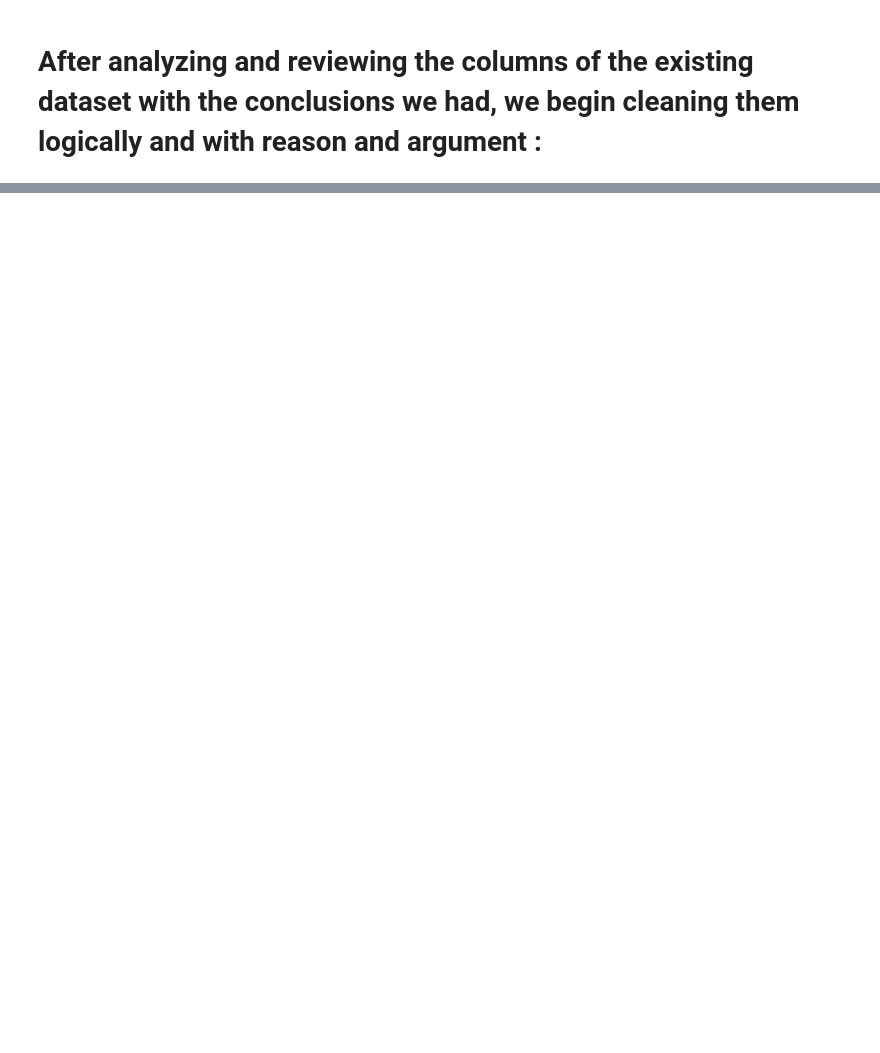
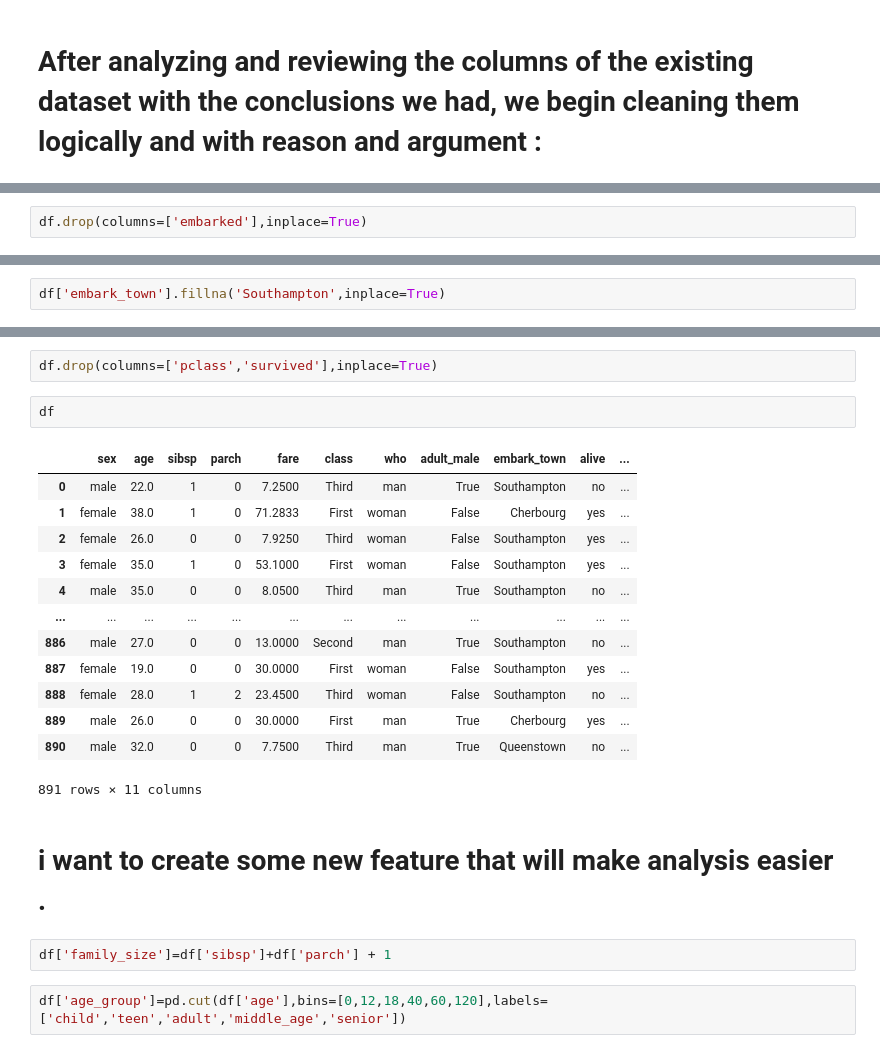
Before and after one commit to nawarfathi/titanic-data-analysis, a Jupyter notebook: titanic_data_analysis.ipynb, the cells around one changed output, grey strips where cells are left out. Saved outputs shown, nothing was run; the diff lists cells and outputs as text; blank space fills up the shorter version.

```diff
--- a/titanic_data_analysis.ipynb
+++ b/titanic_data_analysis.ipynb
@@ -263,0 +397,2 @@ Conclusion: According to the above commands, the columns that need to be checked
+# %%
+df.drop(columns=['embarked'],inplace=True)
@@ -263,0 +405,2 @@ Conclusion: According to the above commands, the columns that need to be checked
+# %%
+df['embark_town'].fillna('Southampton',inplace=True)
@@ -263,0 +453,24 @@ Conclusion: According to the above commands, the columns that need to be checked
+# %%
+df.drop(columns=['pclass','survived'],inplace=True)
+# %%
+df
+# %% [output]
+|  | sex | age | sibsp | parch | fare | class | who | adult_male | embark_town | alive | ... |
+| 0 | male | 22.0 | 1 | 0 | 7.2500 | Third | man | True | Southampton | no | ... |
+| 1 | female | 38.0 | 1 | 0 | 71.2833 | First | woman | False | Cherbourg | yes | ... |
+| 2 | female | 26.0 | 0 | 0 | 7.9250 | Third | woman | False | Southampton | yes | ... |
+| 3 | female | 35.0 | 1 | 0 | 53.1000 | First | woman | False | Southampton | yes | ... |
+| 4 | male | 35.0 | 0 | 0 | 8.0500 | Third | man | True | Southampton | no | ... |
+| ... | ... | ... | ... | ... | ... | ... | ... | ... | ... | ... | ... |
+| 886 | male | 27.0 | 0 | 0 | 13.0000 | Second | man | True | Southampton | no | ... |
+| 887 | female | 19.0 | 0 | 0 | 30.0000 | First | woman | False | Southampton | yes | ... |
+| 888 | female | 28.0 | 1 | 2 | 23.4500 | Third | woman | False | Southampton | no | ... |
+| 889 | male | 26.0 | 0 | 0 | 30.0000 | First | man | True | Cherbourg | yes | ... |
+| 890 | male | 32.0 | 0 | 0 | 7.7500 | Third | man | True | Queenstown | no | ... |
+891 rows × 11 columns
+# %% [markdown]
+# i want to create some new feature that will make analysis easier .
+# %%
+df['family_size']=df['sibsp']+df['parch'] + 1
+# %%
+df['age_group']=pd.cut(df['age'],bins=[0,12,18,40,60,120],labels=['child','teen','adult','middle_age','senior'])
```
Also changed, not shown: parts of 34 cells of this notebook.
